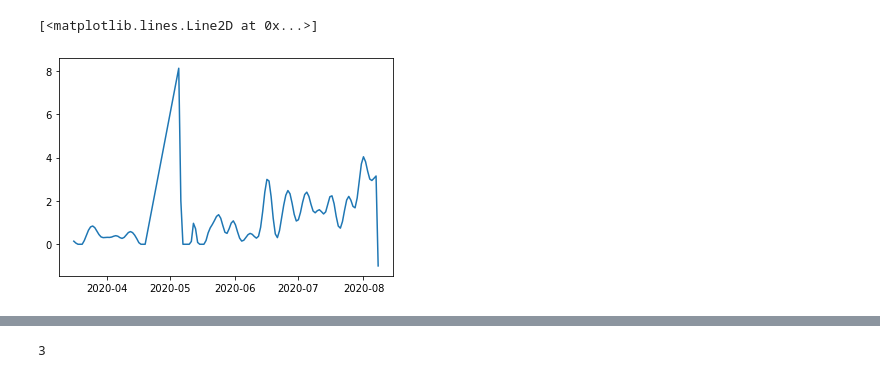
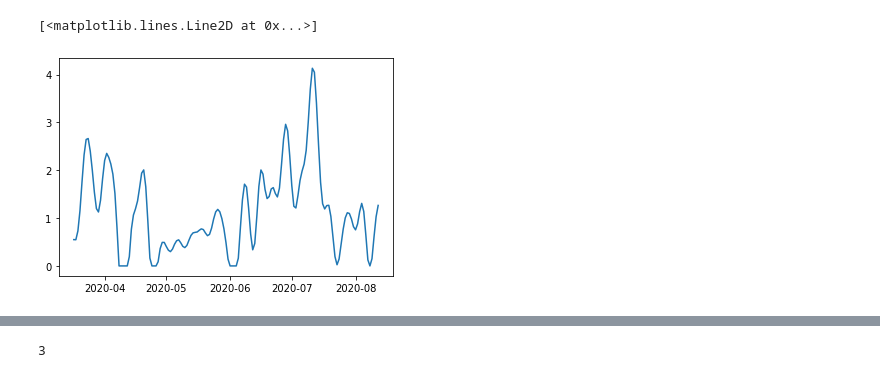
Before and after one commit to kwonkh0424/Covid_19_Challenge, a Jupyter notebook: risk_score_trend/Continuous Trend.ipynb, the cells around one changed output, grey strips where cells are left out. Cells and saved outputs as stored; diff of their text form; code cells hidden in the pictures.

```diff
--- a/risk_score_trend/Continuous Trend.ipynb
+++ b/risk_score_trend/Continuous Trend.ipynb
@@ -20,12 +20,12 @@ df=df[df['Risk-Score']!=-1]
 # %%
 df['Time Stamp'] = pd.to_datetime(df['Time Stamp'])
 # %%
-carson_data=df[df['Region']=='Arcadia']
+carson_data=df[df['Region']=='Hollywood']
 carson_data=carson_data.sort_values('Time Stamp')
 plt.plot(carson_data['Time Stamp'],carson_data['Risk-Score'])
 # %% [output]
 [<matplotlib.lines.Line2D at 0x...>]
-[figure, old version]
+[figure, new version]
 # %%
 # Converting String into Datetime data type
 df['Time Stamp'] = pd.to_datetime(df['Time Stamp'])
```
Also changed, not shown: 1 other file.
